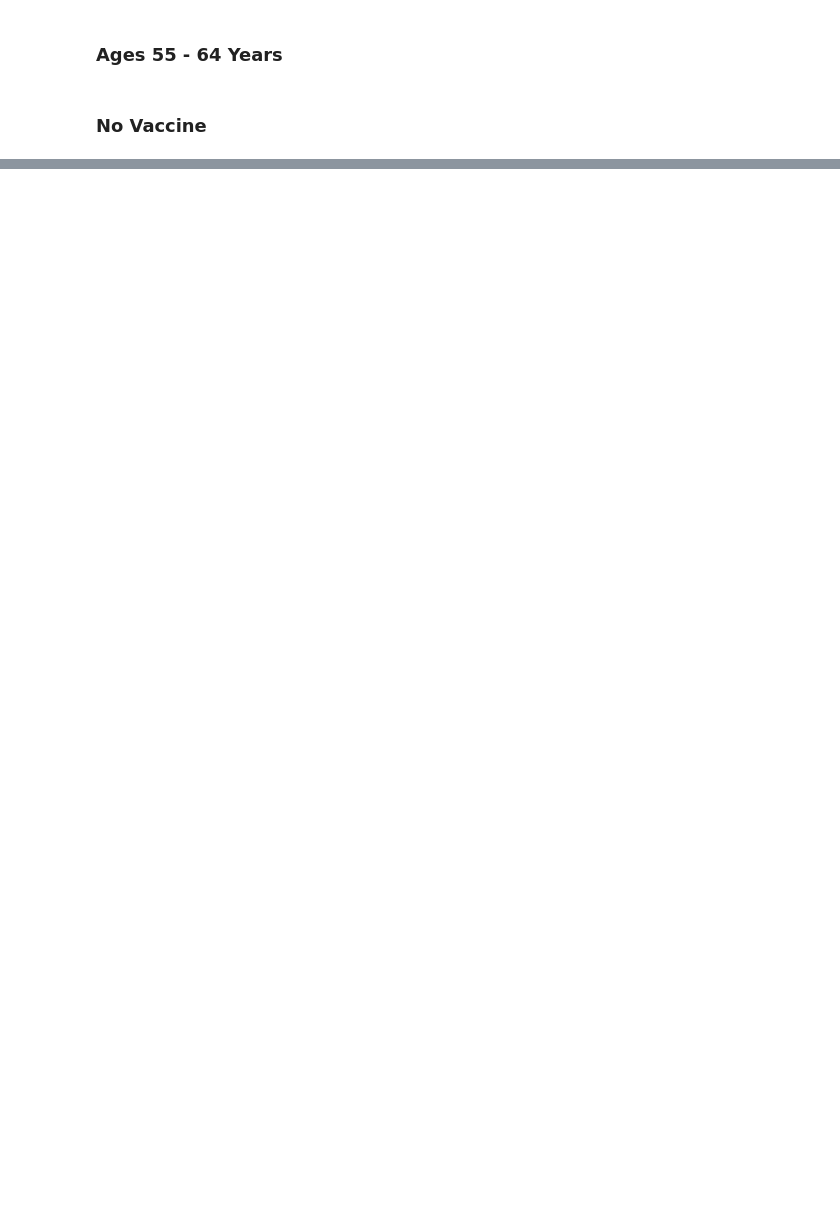
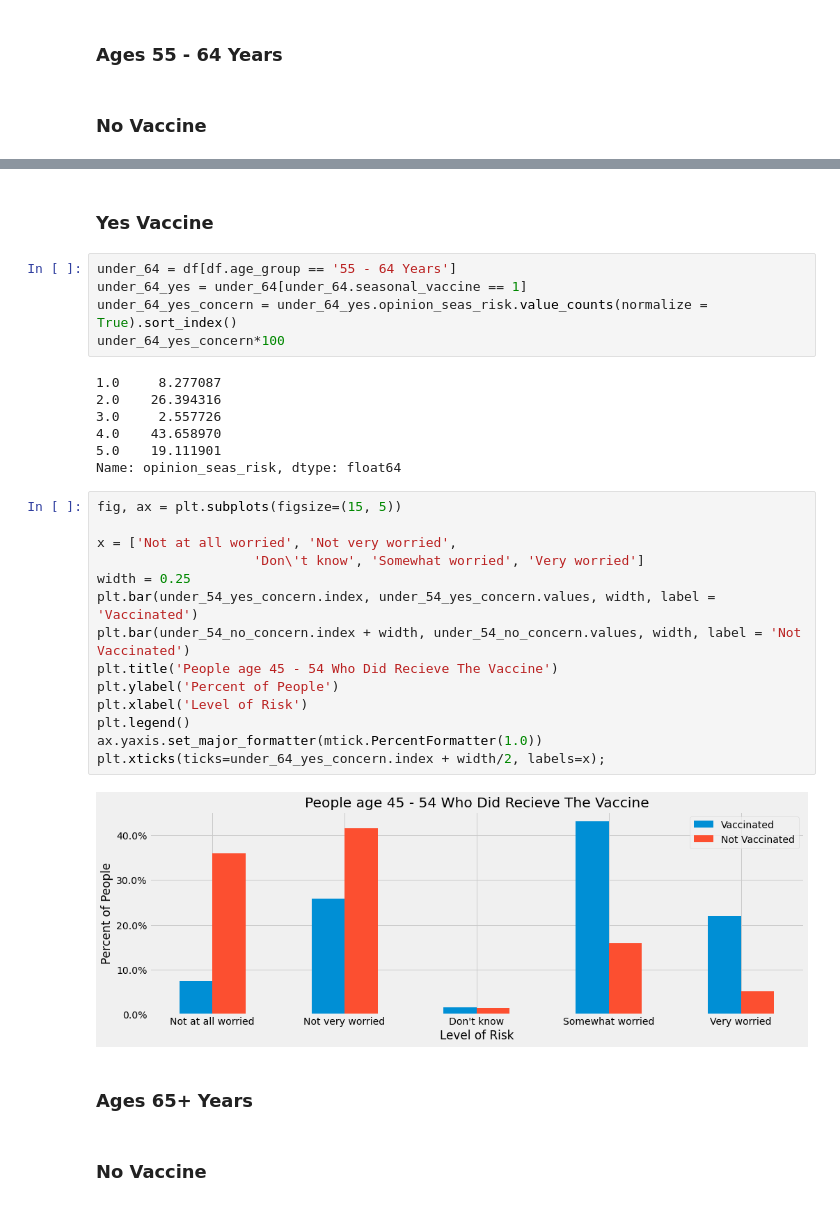
Before and after one commit to mankah/Capstone, a Jupyter notebook: Flu_analysis_models/00_Seasonal_Flu_Analysis.ipynb, the cells around one changed output, grey strips where cells are left out. Drawn from its saved outputs; the diff is of its cells as text; blank space fills up the shorter version.

```diff
--- a/Flu_analysis_models/00_Seasonal_Flu_Analysis.ipynb
+++ b/Flu_analysis_models/00_Seasonal_Flu_Analysis.ipynb
@@ -400,0 +373,34 @@ plt.xticks(ticks=un.index + width/2, labels=x);
+# %% [markdown]
+### Yes Vaccine
+# %%
+under_64 = df[df.age_group == '55 - 64 Years']
+under_64_yes = under_64[under_64.seasonal_vaccine == 1]
+under_64_yes_concern = under_64_yes.opinion_seas_risk.value_counts(normalize = True).sort_index()
+under_64_yes_concern*100
+# %% [output]
+1.0     8.277087
+2.0    26.394316
+3.0     2.557726
+4.0    43.658970
+5.0    19.111901
+Name: opinion_seas_risk, dtype: float64
+# %%
+fig, ax = plt.subplots(figsize=(15, 5))
+
+x = ['Not at all worried', 'Not very worried',
+                    'Don\'t know', 'Somewhat worried', 'Very worried']
+width = 0.25
+plt.bar(under_54_yes_concern.index, under_54_yes_concern.values, width, label = 'Vaccinated')
+plt.bar(under_54_no_concern.index + width, under_54_no_concern.values, width, label = 'Not Vaccinated')
+plt.title('People age 45 - 54 Who Did Recieve The Vaccine')
+plt.ylabel('Percent of People')
+plt.xlabel('Level of Risk')
+plt.legend()
+ax.yaxis.set_major_formatter(mtick.PercentFormatter(1.0))
+plt.xticks(ticks=under_64_yes_concern.index + width/2, labels=x);
+# %% [output]
+[figure, added]
+# %% [markdown]
+### Ages 65+ Years
+# %% [markdown]
+### No Vaccine
```
Also changed, not shown: parts of 65 cells of this notebook, 1 other file.
